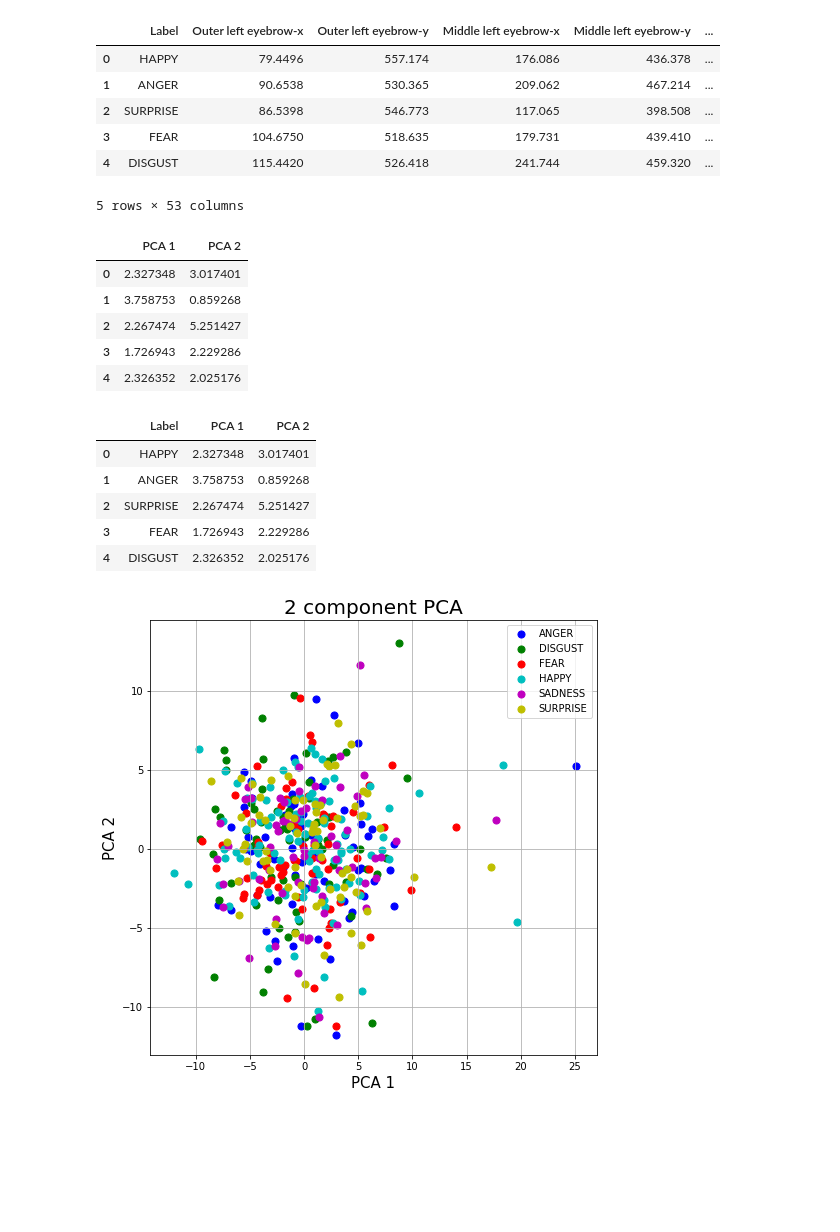
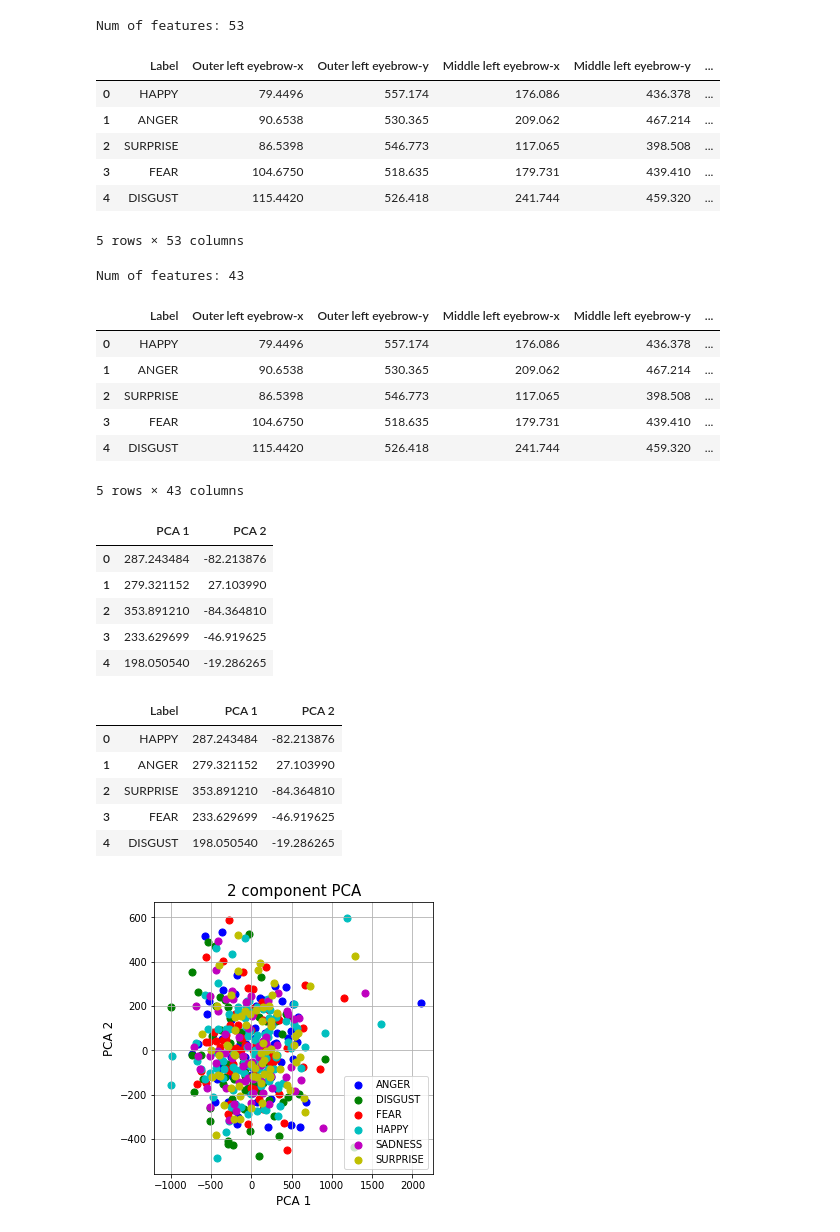
Before and after one commit to diegocasmo/iis-project, a Jupyter notebook: code/lm2-analysis/solution.ipynb, the cells around one changed output. Cells and saved outputs as stored; diff of their text form; code cells hidden in the pictures; blank space fills up the shorter version.

```diff
--- a/code/lm2-analysis/solution.ipynb
+++ b/code/lm2-analysis/solution.ipynb
@@ -4,13 +4,29 @@ import pandas as pd
 
 file_path = '../../data/lm2.csv'
 data_df = pd.read_csv(file_path)
+print('Num of features: %s' % len(data_df.columns.values))
 data_df.head()
 # %% [output]
+Num of features: 53
 |  | Label | Outer left eyebrow-x | Outer left eyebrow-y | Middle left eyebrow-x | Middle left eyebrow-y | ... |
 | 0 | HAPPY | 79.4496 | 557.174 | 176.086 | 436.378 | ... |
 | 1 | ANGER | 90.6538 | 530.365 | 209.062 | 467.214 | ... |
 | 2 | SURPRISE | 86.5398 | 546.773 | 117.065 | 398.508 | ... |
 | 3 | FEAR | 104.6750 | 518.635 | 179.731 | 439.410 | ... |
 | 4 | DISGUST | 115.4420 | 526.418 | 241.744 | 459.320 | ... |
-5 rows × 53 columns
+5 rows × 53 columns
+# %%
+# Drop features where 'NaN' is present
+data_df = data_df.dropna(axis=1, how='any')
+print('Num of features: %s' % len(data_df.columns.values))
+data_df.head()
+# %% [output]
+Num of features: 43
+|  | Label | Outer left eyebrow-x | Outer left eyebrow-y | Middle left eyebrow-x | Middle left eyebrow-y | ... |
+| 0 | HAPPY | 79.4496 | 557.174 | 176.086 | 436.378 | ... |
+| 1 | ANGER | 90.6538 | 530.365 | 209.062 | 467.214 | ... |
+| 2 | SURPRISE | 86.5398 | 546.773 | 117.065 | 398.508 | ... |
+| 3 | FEAR | 104.6750 | 518.635 | 179.731 | 439.410 | ... |
+| 4 | DISGUST | 115.4420 | 526.418 | 241.744 | 459.320 | ... |
+5 rows × 43 columns
 # %%
@@ -25,7 +41,7 @@ labels = data_df.loc[:,['Label']].values
 # Scale values (mean = 0 and variance = 1)
 from sklearn.preprocessing import StandardScaler
 
-values = StandardScaler().fit_transform(values)
+# values = StandardScaler().fit_transform(values)
 # %%
 # Use PCA to reduce dimensionality
 from sklearn.decomposition import PCA
@@ -36,43 +52,43 @@ principal_df = pd.DataFrame(data = principal_components, columns = ['PCA 1', 'PC
 principal_df.head()
 # %% [output]
 |  | PCA 1 | PCA 2 |
-| 0 | 2.327348 | 3.017401 |
-| 1 | 3.758753 | 0.859268 |
-| 2 | 2.267474 | 5.251427 |
-| 3 | 1.726943 | 2.229286 |
-| 4 | 2.326352 | 2.025176 |
+| 0 | 287.243484 | -82.213876 |
+| 1 | 279.321152 | 27.103990 |
+| 2 | 353.891210 | -84.364810 |
+| 3 | 233.629699 | -46.919625 |
+| 4 | 198.050540 | -19.286265 |
 # %%
 # Add the label to the dataframe with the principal components
 principal_labels_df = pd.concat([data_df[['Label']], principal_df], axis = 1)
 principal_labels_df.head()
 # %% [output]
 |  | Label | PCA 1 | PCA 2 |
-| 0 | HAPPY | 2.327348 | 3.017401 |
-| 1 | ANGER | 3.758753 | 0.859268 |
-| 2 | SURPRISE | 2.267474 | 5.251427 |
-| 3 | FEAR | 1.726943 | 2.229286 |
-| 4 | DISGUST | 2.326352 | 2.025176 |
+| 0 | HAPPY | 287.243484 | -82.213876 |
+| 1 | ANGER | 279.321152 | 27.103990 |
+| 2 | SURPRISE | 353.891210 | -84.364810 |
+| 3 | FEAR | 233.629699 | -46.919625 |
+| 4 | DISGUST | 198.050540 | -19.286265 |
 # %%
 # Visualize the PCA 2d projection
 import matplotlib.pyplot as plt
 
-fig = plt.figure(figsize = (8,8))
+fig = plt.figure(figsize = (5,5))
 ax = fig.add_subplot(1,1,1)
-ax.set_xlabel('PCA 1', fontsize = 15)
-ax.set_ylabel('PCA 2', fontsize = 15)
-ax.set_title('2 component PCA', fontsize = 20)
+ax.set_xlabel('PCA 1', fontsize = 12)
+ax.set_ylabel('PCA 2', fontsize = 12)
+ax.set_title('2 component PCA', fontsize = 15)
 
 targets = ['ANGER', 'DISGUST', 'FEAR', 'HAPPY', 'SADNESS', 'SURPRISE']
 colors = ['b', 'g', 'r', 'c', 'm', 'y']
 for target, color in zip(targets, colors):
     indexes_to_keep = principal_labels_df['Label'] == target
     ax.scatter(
         principal_labels_df.loc[indexes_to_keep, 'PCA 1'],
         principal_labels_df.loc[indexes_to_keep, 'PCA 2'],
         c = color,
         s = 50
     )
 ax.legend(targets)
 ax.grid()
 # %% [output]
-[figure, old version]
+[figure, new version]
```
Also changed, not shown: parts of 1 cell of this notebook, 2 other files.
